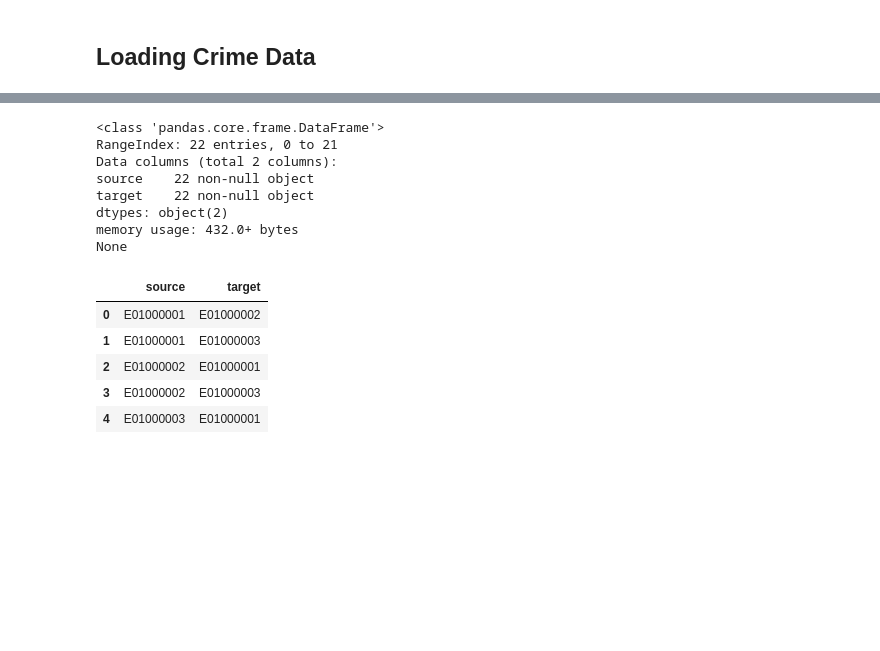
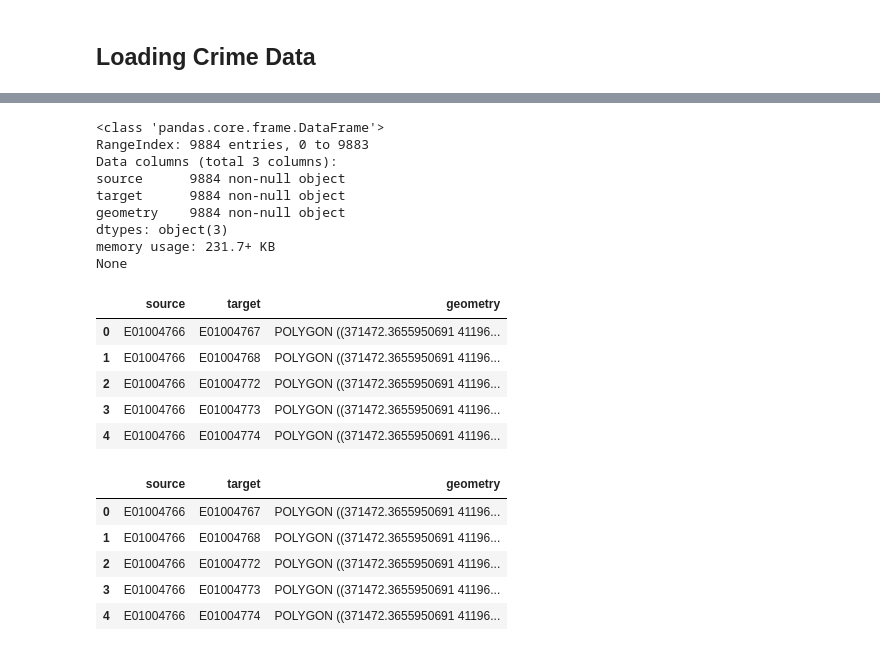
Before and after one commit to jaspajjr/open-data-lsoa, a Jupyter notebook: data-exploration.ipynb, the cells around one changed output, grey strips where cells are left out. Cells and saved outputs as stored; diff of their text form; code cells hidden in the pictures; blank space fills up the shorter version.

```diff
--- a/data-exploration.ipynb
+++ b/data-exploration.ipynb
@@ -212,24 +145,40 @@ None
+# %%
+neighbour_df = pd.DataFrame(
+    [(x[1][0], y[1][0], x[1][-1]) for x, y in
+         product(location_df.iterrows(), location_df.iterrows())
+         if x[1][-1].touches(y[1][-1])], columns=['source', 'target', 'geometry'])
+
+print(neighbour_df.info())
+
+neighbour_df.head()
+# %% [output]
+<class 'pandas.core.frame.DataFrame'>
+RangeIndex: 9884 entries, 0 to 9883
+Data columns (total 3 columns):
+source      9884 non-null object
+target      9884 non-null object
+geometry    9884 non-null object
+dtypes: object(3)
+memory usage: 231.7+ KB
+None
+|  | source | target | geometry |
+| 0 | E01004766 | E01004767 | POLYGON ((371472.3655950691 41196... |
+| 1 | E01004766 | E01004768 | POLYGON ((371472.3655950691 41196... |
+| 2 | E01004766 | E01004772 | POLYGON ((371472.3655950691 41196... |
+| 3 | E01004766 | E01004773 | POLYGON ((371472.3655950691 41196... |
+| 4 | E01004766 | E01004774 | POLYGON ((371472.3655950691 41196... |
 # %%
-neighbour_df = pd.DataFrame([(x[1][0], y[1][0]) for x, y in
-                         product(geo.iloc[0:10].iterrows(), geo.iloc[0:10].iterrows())
-                         if x[1][1].touches(y[1][1])], columns=['source', 'target'])
-
-print(neighbour_df.info())
+neighbour_df = pd.DataFrame(
+    [(x[1][0], y[1][0], x[1][-1]) for x, y in
+         product(location_df.iloc[0:10].iterrows(), location_df.iloc[0:10].iterrows())
+         if x[1][-1].touches(y[1][-1])], columns=['source', 'target', 'geometry'])
 
 neighbour_df.head()
 # %% [output]
-<class 'pandas.core.frame.DataFrame'>
-RangeIndex: 22 entries, 0 to 21
-Data columns (total 2 columns):
-source    22 non-null object
-target    22 non-null object
-dtypes: object(2)
-memory usage: 432.0+ bytes
-None
-|  | source | target |
-| 0 | E01000001 | E01000002 |
-| 1 | E01000001 | E01000003 |
-| 2 | E01000002 | E01000001 |
-| 3 | E01000002 | E01000003 |
-| 4 | E01000003 | E01000001 |
+|  | source | target | geometry |
+| 0 | E01004766 | E01004767 | POLYGON ((371472.3655950691 41196... |
+| 1 | E01004766 | E01004768 | POLYGON ((371472.3655950691 41196... |
+| 2 | E01004766 | E01004772 | POLYGON ((371472.3655950691 41196... |
+| 3 | E01004766 | E01004773 | POLYGON ((371472.3655950691 41196... |
+| 4 | E01004766 | E01004774 | POLYGON ((371472.3655950691 41196... |
 # %%
```
Also changed, not shown: parts of 24 cells of this notebook.
